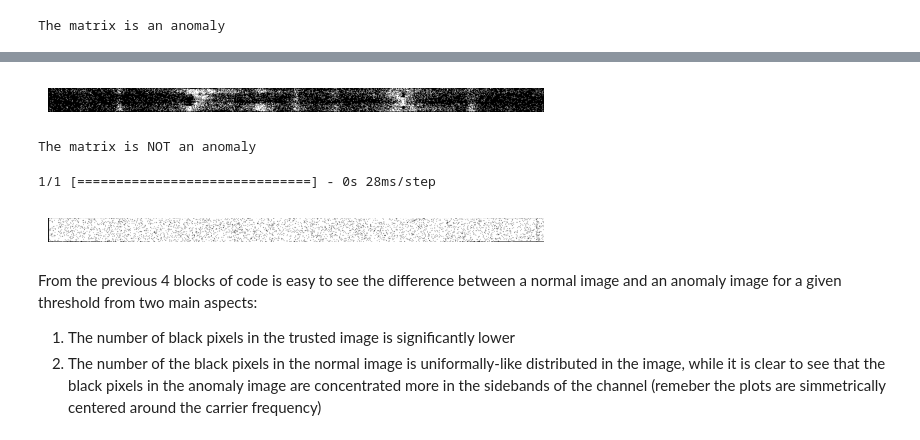
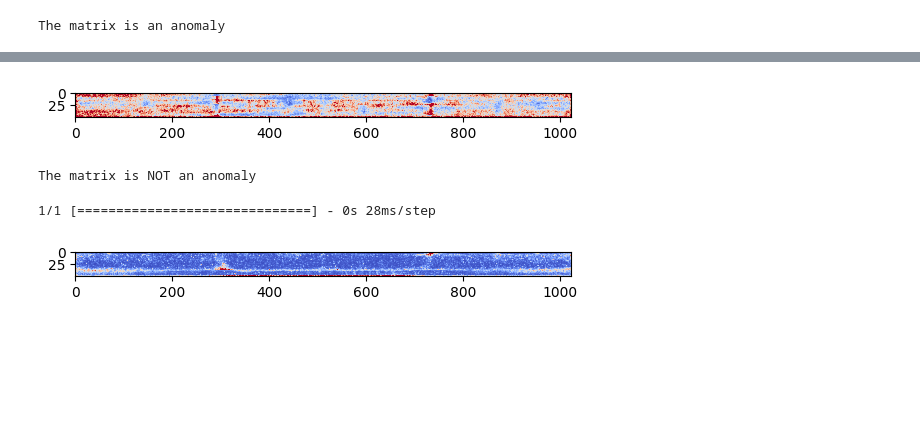
Before and after one commit to Varots/My_thesis, a Jupyter notebook: Waterfall_seg/Waterfall_segmentation.ipynb, the cells around one changed output, grey strips where cells are left out. Saved outputs shown, nothing was run; the diff lists cells and outputs as text; code cells hidden in the pictures; blank space fills up the shorter version.

```diff
--- a/Waterfall_seg/Waterfall_segmentation.ipynb
+++ b/Waterfall_seg/Waterfall_segmentation.ipynb
@@ -505,6 +529,11 @@ def print_confusion_matrix(gt, pred):
 print_confusion_matrix(labels_test,pred) ## print the confusion matrix of our predictor for a given threshold
 # %% [output]
 [figure]
+# %%
+def plot_heatmap(matrix, vmin=None, vmax=None):
+    plt.imshow(matrix, cmap="coolwarm", vmin=vmin, vmax=vmax)
+    ##plt.colorbar() i dont like the colorbar in the image
+    plt.show()
 # %%
 num=random.randint(0,len(test))
 original_matrix=test[num].reshape(1,50,1024,1) ## take the image
@@ -518,14 +547,5 @@ The matrix is an anomaly
 # %%
 predicted_matrix=model.predict(original_matrix)
 mse_mat=(original_matrix-predicted_matrix)**2 ##mse
-mean=normal_values[0] ## mean of rec. error of normal images
-stdv=normal_values[1] ## stdv of rec. error of anomaly images
-threshold_mse=mean+5*stdv ## i set a threshold
-mask=mse_mat>threshold_mse
-image = np.zeros_like(mse_mat, dtype=np.uint8)
-image[mask] = 0
-image[~mask] = 255
-plt.imshow(image.reshape(50,1024), cmap='gray')
-plt.axis("off")
-plt.show()
+plot_heatmap(mse_mat.reshape(50,1024),0,30)
 # %% [output]
@@ -533,4 +553,4 @@ plt.show()
-[figure, old version]
+[figure, new version]
 # %%
 num=random.randint(0,len(test))
 original_matrix=test[num].reshape(1,50,1024,1) ## take the image
@@ -544,23 +564,7 @@ The matrix is NOT an anomaly
 # %%
 predicted_matrix=model.predict(original_matrix)
 mse_mat=(original_matrix-predicted_matrix)**2 ##mse
-mean=normal_values[0]
-stdv=normal_values[1]
-threshold_mse=mean+5*stdv
-mask=mse_mat>threshold_mse
-image = np.zeros_like(mse_mat, dtype=np.uint8)
-image[mask] = 0
-image[~mask] = 255
-plt.imshow(image.reshape(50,1024), cmap='gray') ## color in black the portions of the spectrum where i have an anomaly
-plt.axis("off")
-plt.show()
+plot_heatmap(mse_mat.reshape(50,1024),0,30)
 # %% [output]
 1/1 [==============================] - 0s 28ms/step
-[figure, old version]
+[figure, new version]
-# %% [markdown]
-From the previous 4 blocks of code is easy to see the difference between a normal image and an anomaly image for a given threshold from two main aspects:
-<br>
-
-
-1.   The number of black pixels in the trusted image is significantly lower
-2.   The number of the black pixels in the normal image is uniformally-like distributed in the image, while it is clear to see that the black pixels in the anomaly image are concentrated more in the sidebands of the channel (remeber the plots are simmetrically centered around the carrier frequency)
```
Also changed, not shown: parts of 17 cells of this notebook, 2 other files.
